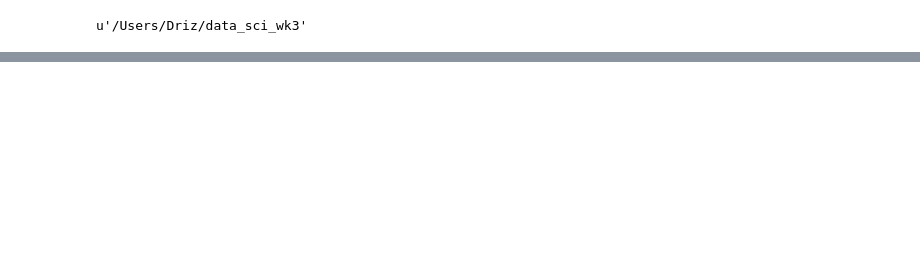
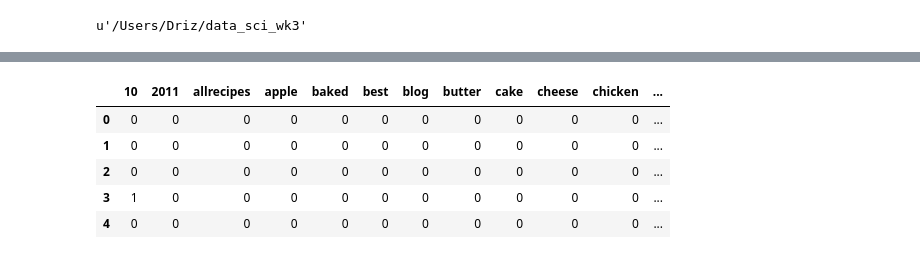
Before and after one commit to jillianhade/data-science-notes, a Jupyter notebook: predicting_greenness_lab2.ipynb, the cells around one changed output, grey strips where cells are left out. Cells and saved outputs as stored; diff of their text form; code cells hidden in the pictures; blank space fills up the shorter version.

```diff
--- a/predicting_greenness_lab2.ipynb
+++ b/predicting_greenness_lab2.ipynb
@@ -13,7 +13,7 @@ import os
 # %% [output]
 u'/Users/Driz/data_sci_wk3'
 # %%
-data = pd.read_csv('../lessons/week-04/4.2-sklearn-regularization-logistic-lab/assets/datasets/train.tsv')
+data = pd.read_csv('../DSI-CHI-1/train_data.tsv', sep='\t', na_values='?')
 
 # Extract the title and body from the boilerplate JSON text
 data['title'] = data.boilerplate.map(lambda x: json.loads(x).get('title', '')).fillna('')
@@ -22,0 +30,18 @@ IOError: File ../lessons/week-04/4.2-sklearn-regularization-logistic-lab/assets/
+# %%
+from sklearn.feature_extraction.text import CountVectorizer
+v = CountVectorizer(
+    binary=True, # creates binary features (1,0)
+    stop_words='english', #ignores common words
+    max_features=50) #grabs top 50 common words
+# %%
+# builds matrix, row per website/column per word (using all filtered words)
+vector_matrix = v.fit_transform(data.title).todense()
+vector_matrix = pd.DataFrame(X, columns=v.get_feature_names())
+vector_matrix.head()
+# %% [output]
+|  | 10 | 2011 | allrecipes | apple | baked | best | blog | butter | cake | cheese | chicken | ... |
+| 0 | 0 | 0 | 0 | 0 | 0 | 0 | 0 | 0 | 0 | 0 | 0 | ... |
+| 1 | 0 | 0 | 0 | 0 | 0 | 0 | 0 | 0 | 0 | 0 | 0 | ... |
+| 2 | 0 | 0 | 0 | 0 | 0 | 0 | 0 | 0 | 0 | 0 | 0 | ... |
+| 3 | 1 | 0 | 0 | 0 | 0 | 0 | 0 | 0 | 0 | 0 | 0 | ... |
+| 4 | 0 | 0 | 0 | 0 | 0 | 0 | 0 | 0 | 0 | 0 | 0 | ... |
```
Also changed, not shown: parts of 41 cells of this notebook, 1 other file.
